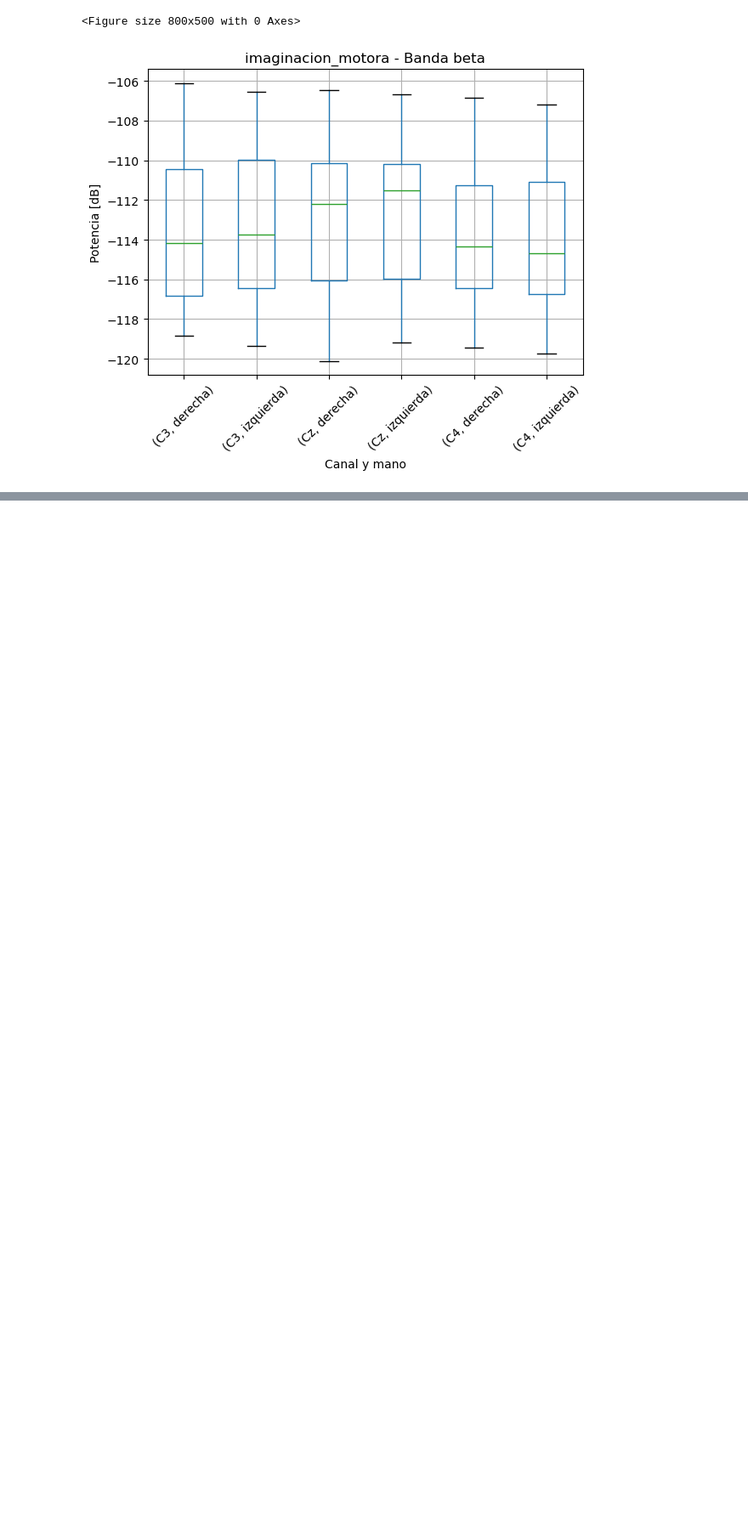
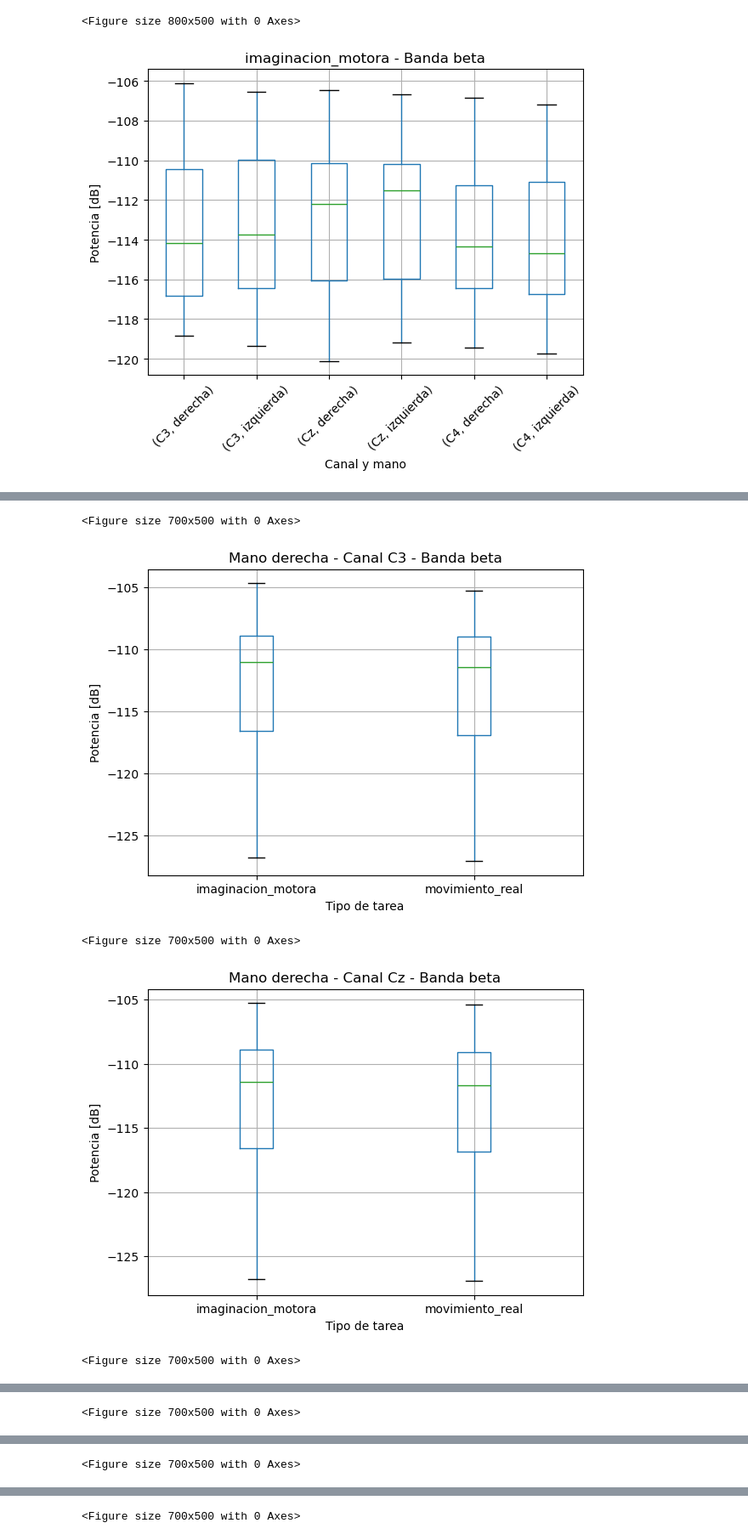
Before and after one commit to juangarcesr/biosenales_lab, a Jupyter notebook: PROYECTO.ipynb, the cells around one changed output, grey strips where cells are left out. Shown at 85% size. Cells and saved outputs as stored; diff of their text form; code cells hidden in the pictures; blank space fills up the shorter version.

```diff
--- a/PROYECTO.ipynb
+++ b/PROYECTO.ipynb
@@ -1824,0 +2859,39 @@ for tipo_tarea in df_piloto["tipo_tarea"].unique():
+# %%
+for mano in df_hip2_sujeto["mano"].unique():
+
+    for banda in df_hip2_sujeto["banda"].unique():
+
+        df_plot = df_hip2_sujeto[
+            (df_hip2_sujeto["mano"] == mano) &
+            (df_hip2_sujeto["banda"] == banda)
+        ].copy()
+
+        df_plot["canal"] = pd.Categorical(
+            df_plot["canal"],
+            categories=orden_canales,
+            ordered=True
+        )
+
+        for canal in orden_canales:
+
+            df_canal = df_plot[df_plot["canal"] == canal]
+
+            plt.figure(figsize=(7, 5))
+
+            df_canal.boxplot(
+                column="potencia_db",
+                by="tipo_tarea"
+            )
+
+            plt.title(f"Mano {mano} - Canal {canal} - Banda {banda}")
+            plt.suptitle("")
+            plt.xlabel("Tipo de tarea")
+            plt.ylabel("Potencia [dB]")
+            plt.grid(True)
+            plt.show()
+# %% [output]
+<Figure size 700x500 with 0 Axes>
+[figure, added]
+<Figure size 700x500 with 0 Axes>
+[figure, added]
+<Figure size 700x500 with 0 Axes>
@@ -1824,0 +2899 @@ for tipo_tarea in df_piloto["tipo_tarea"].unique():
+<Figure size 700x500 with 0 Axes>
@@ -1824,0 +2901 @@ for tipo_tarea in df_piloto["tipo_tarea"].unique():
+<Figure size 700x500 with 0 Axes>
@@ -1824,0 +2903 @@ for tipo_tarea in df_piloto["tipo_tarea"].unique():
+<Figure size 700x500 with 0 Axes>
```
Also changed, not shown: parts of 38 cells of this notebook.
